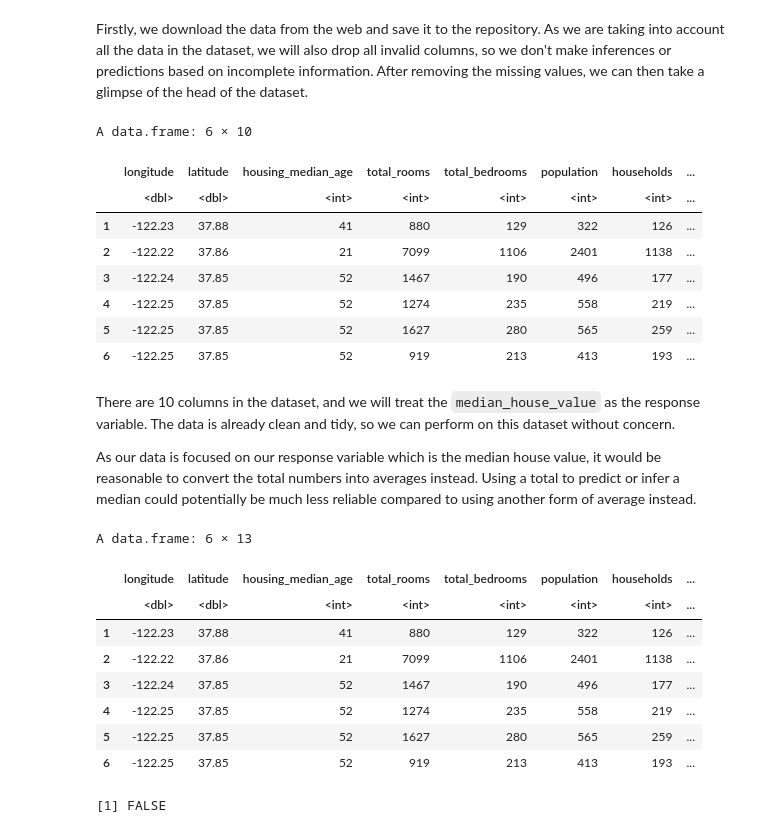
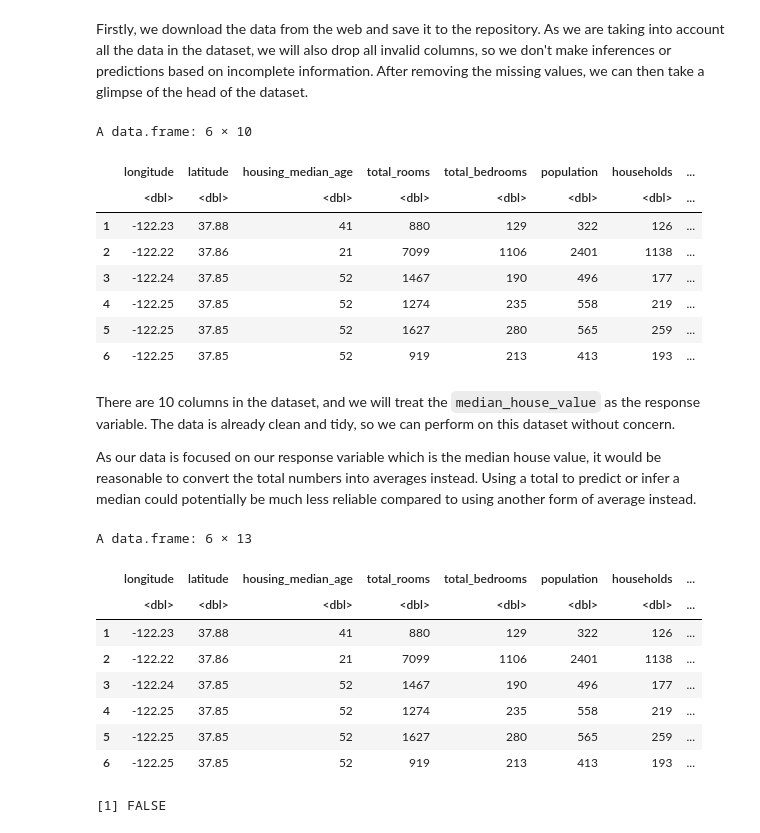
Before and after one commit to sidahuja1/Stat-301-Group-4, a Jupyter notebook: Proposal.ipynb, the cells around one changed output. Cells and saved outputs as stored; diff of their text form; code cells hidden in the pictures.

```diff
--- a/Proposal.ipynb
+++ b/Proposal.ipynb
@@ -50,15 +50,14 @@ Registered S3 method overwritten by 'GGally':
 # %% [markdown]
 Firstly, we download the data from the web and save it to the repository. As we are taking into account all the data in the dataset, we will also drop all invalid columns, so we don't make inferences or predictions based on incomplete information. After removing the missing values, we can then take a glimpse of the head of the dataset.
 # %%
-# data <- read.csv("https://raw.githubusercontent.com/ageron/handson-ml/master/datasets/housing/housing.csv")
-# write.csv(data,"house_data.csv", row.names = FALSE)
-data <- read.csv("house_data.csv")
+data <- read.csv("https://raw.githubusercontent.com/ageron/handson-ml/master/datasets/housing/housing.csv")
+write.csv(data,"house_data.csv", row.names = FALSE)
 data <- data %>% drop_na()
 head(data)
 # %% [output]
 A data.frame: 6 × 10
 |  | longitude | latitude | housing_median_age | total_rooms | total_bedrooms | population | households | ... |
-|  | <dbl> | <dbl> | <int> | <int> | <int> | <int> | <int> | ... |
+|  | <dbl> | <dbl> | <dbl> | <dbl> | <dbl> | <dbl> | <dbl> | ... |
 | 1 | -122.23 | 37.88 | 41 | 880 | 129 | 322 | 126 | ... |
 | 2 | -122.22 | 37.86 | 21 | 7099 | 1106 | 2401 | 1138 | ... |
 | 3 | -122.24 | 37.85 | 52 | 1467 | 190 | 496 | 177 | ... |
@@ -78,7 +77,7 @@ head(data)
 # %% [output]
 A data.frame: 6 × 13
 |  | longitude | latitude | housing_median_age | total_rooms | total_bedrooms | population | households | ... |
-|  | <dbl> | <dbl> | <int> | <int> | <int> | <int> | <int> | ... |
+|  | <dbl> | <dbl> | <dbl> | <dbl> | <dbl> | <dbl> | <dbl> | ... |
 | 1 | -122.23 | 37.88 | 41 | 880 | 129 | 322 | 126 | ... |
 | 2 | -122.22 | 37.86 | 21 | 7099 | 1106 | 2401 | 1138 | ... |
 | 3 | -122.24 | 37.85 | 52 | 1467 | 190 | 496 | 177 | ... |
```
Also changed, not shown: parts of 4 cells of this notebook.
